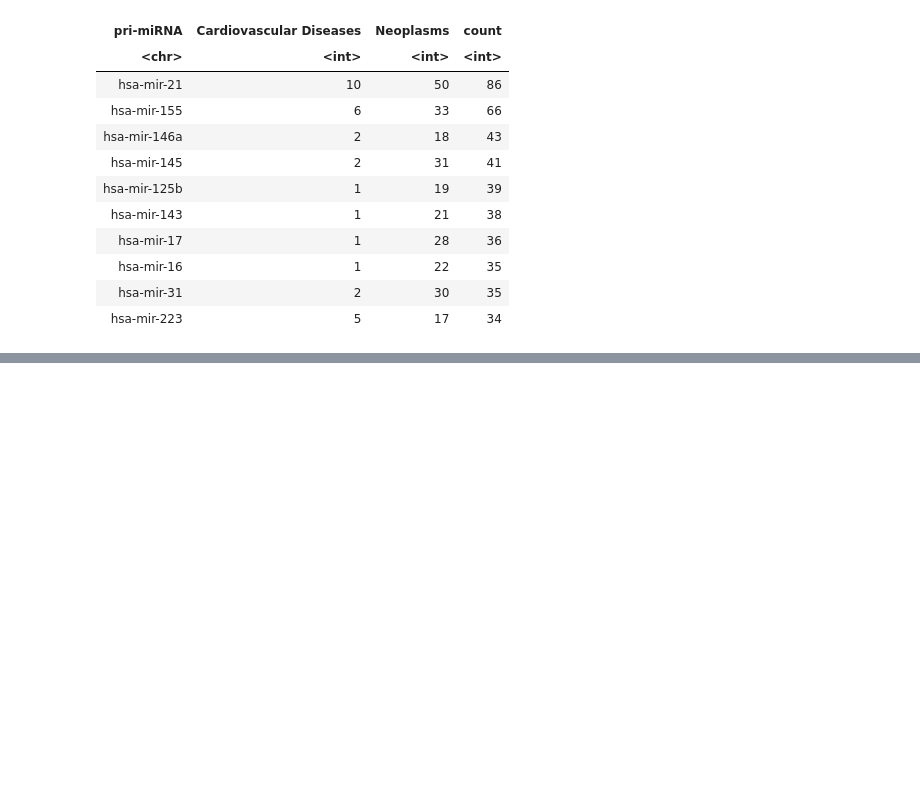
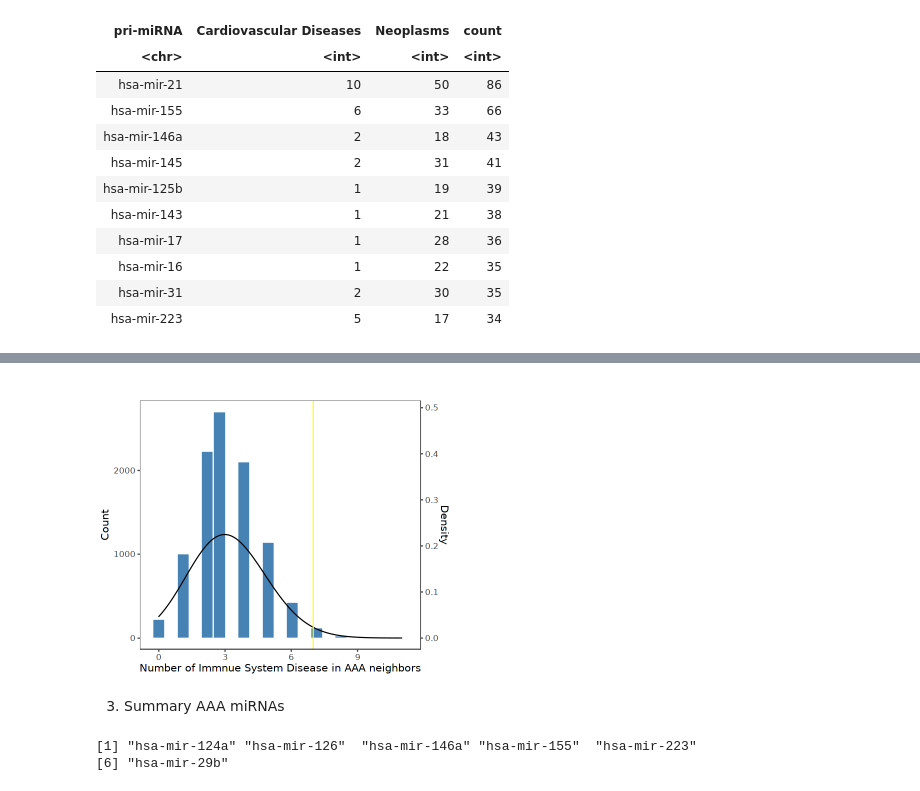
Before and after one commit to cuppeanuts/MRDN, a Jupyter notebook: Figures.ipynb, the cells around one changed output, grey strips where cells are left out. Saved outputs shown, nothing was run; the diff lists cells and outputs as text; code cells hidden in the pictures; blank space fills up the shorter version.

```diff
--- a/Figures.ipynb
+++ b/Figures.ipynb
@@ -428,0 +565,4 @@ A grouped_df: 10 × 4
+# %%
+nodes <- read_tsv("./results/MRDN_nodes_property.txt")
+
+edges <- read_tsv("./results/MRDN_edges.txt")
@@ -428,0 +656,13 @@ A grouped_df: 10 × 4
+# %%
+library("igraph")
+
+getImmNeibor <- function(g){
+    aaa_index <- which(V(g)$name=="Aortic Aneurysm, Abdominal")
+    ends(g, E(g)[from(aaa_index)]) %>%
+        apply(1, paste0, collapse="") %>%
+        str_replace("Aortic Aneurysm, Abdominal", "") %>%
+        tibble() %>% setNames(c("Nodes")) %>%
+        left_join(nodes[, 1:2], by="Nodes") %>%
+        filter(Category=="Immune System Diseases") %>%
+        nrow()
+}
@@ -428,0 +687,2 @@ A grouped_df: 10 × 4
+# %%
+g <- graph_from_data_frame(edges, directed=F)
@@ -428,0 +693,5 @@ A grouped_df: 10 × 4
+# %%
+perm_imm <- sapply(1:10000, function(x){
+    g1 <- rewire(g, keeping_degseq(niter=vcount(g)*10))
+    return(getImmNeibor(g1))
+})
@@ -428,0 +711,10 @@ A grouped_df: 10 × 4
+# %%
+tibble(perm=perm_imm) %>%
+    plotDensity("perm", bw=1) +
+    geom_vline(xintercept=7, color="yellow") +
+    labs(title="", x="Number of Immnue System Disease in AAA neighbors")
+ggsave("./response/perm.pdf", height=4, width=5, units="in", dpi=600)
+# %% [output]
+[figure, added]
+# %% [markdown]
+3. Summary AAA miRNAs
@@ -428,0 +725,5 @@ A grouped_df: 10 × 4
+# %%
+aaa_mirna
+# %% [output]
+[1] "hsa-mir-124a" "hsa-mir-126"  "hsa-mir-146a" "hsa-mir-155"  "hsa-mir-223"
+[6] "hsa-mir-29b"
```
Also changed, not shown: parts of 38 cells of this notebook, 2 other files.
